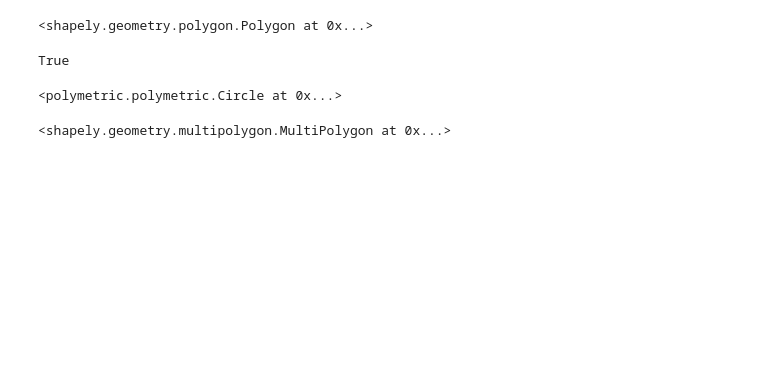
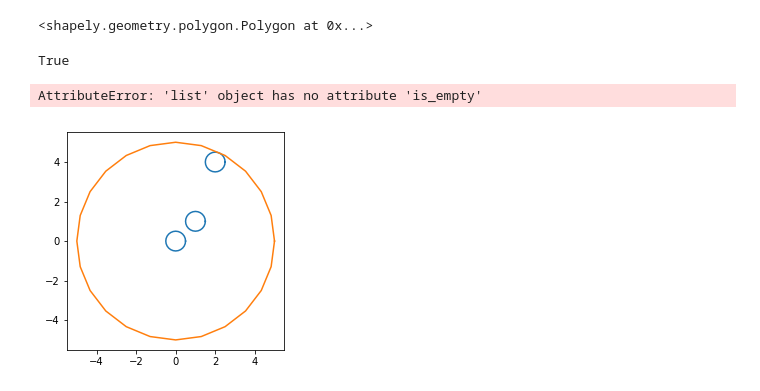
Before and after one commit to JesseSlim/polymetric, a Jupyter notebook: test_polymetric_nb.ipynb, the cells around one changed output. Cells and saved outputs as stored; diff of their text form; code cells hidden in the pictures; blank space fills up the shorter version.

```diff
--- a/test_polymetric_nb.ipynb
+++ b/test_polymetric_nb.ipynb
@@ -7,10 +7,34 @@ from importlib import reload
 reload(polymetric)
 # %% [output]
 <module 'polymetric' from '/Users/jesse/Code/polymetric/polymetric/__init__.py'>
+# %%
+def plot_polys(polys, cycle_colours=False, **kw):
+    single_color = None
+    for i, poly in enumerate(polys):
+        xs, ys = poly.exterior.xy
+        plot_params = dict(kw)
+
+        if cycle_colours:
+            plot_params["color"] = "C%d" % (i % 10)
+        elif single_color is not None:
+            plot_params["color"] = single_color
+
+        l = plt.plot(xs, ys, **plot_params)
+        if single_color is None:
+            single_color = l[0].get_color()
+            plot_params["color"] = single_color
+
+        # plot interiors with a different line style
+        plot_params["linestyle"] = "--"
+        for interior in poly.interiors:
+            xs, ys = interior.xy
+            plt.plot(xs, ys, **plot_params)
 # %%
 c1 = polymetric.Circle(name="c1", r=5)
+c2 = polymetric.Circle(name="c2", r=lambda get_param: get_param("d") / 2.0, d=10)
 # %%
 poly_c1 = c1.polygonize()
+poly_c2 = c2.polygonize()
 # %%
 c1.get_param("n_sectors")
 # %% [output]
@@ -50,8 +72,5 @@ aaaa = polymetric.Circle
-# %%
-aaaa(r=5)
-# %% [output]
-<polymetric.polymetric.Circle at 0x...>
-# %%
-ps1.polygonize()
-# %% [output]
-<shapely.geometry.multipolygon.MultiPolygon at 0x...>
+# %%
+tc1 = c1.apply(polymetric.Translated, offset=(1.0, 0.0))
+poly_tc1 = tc1.polygonize()
+# %% [output]
+AttributeError: 'list' object has no attribute 'is_empty'
@@ -57,0 +79,10 @@ ps1.polygonize()
+# %%
+ps1_polys = ps1.polygonize()
+# %%
+plt.figure()
+plot_polys(ps1_polys)
+plot_polys(poly_c2)
+plt.axes().set_aspect('equal')
+plt.show()
+# %% [output]
+[figure, added]
```
Also changed, not shown: parts of 13 cells of this notebook, 1 other file.
